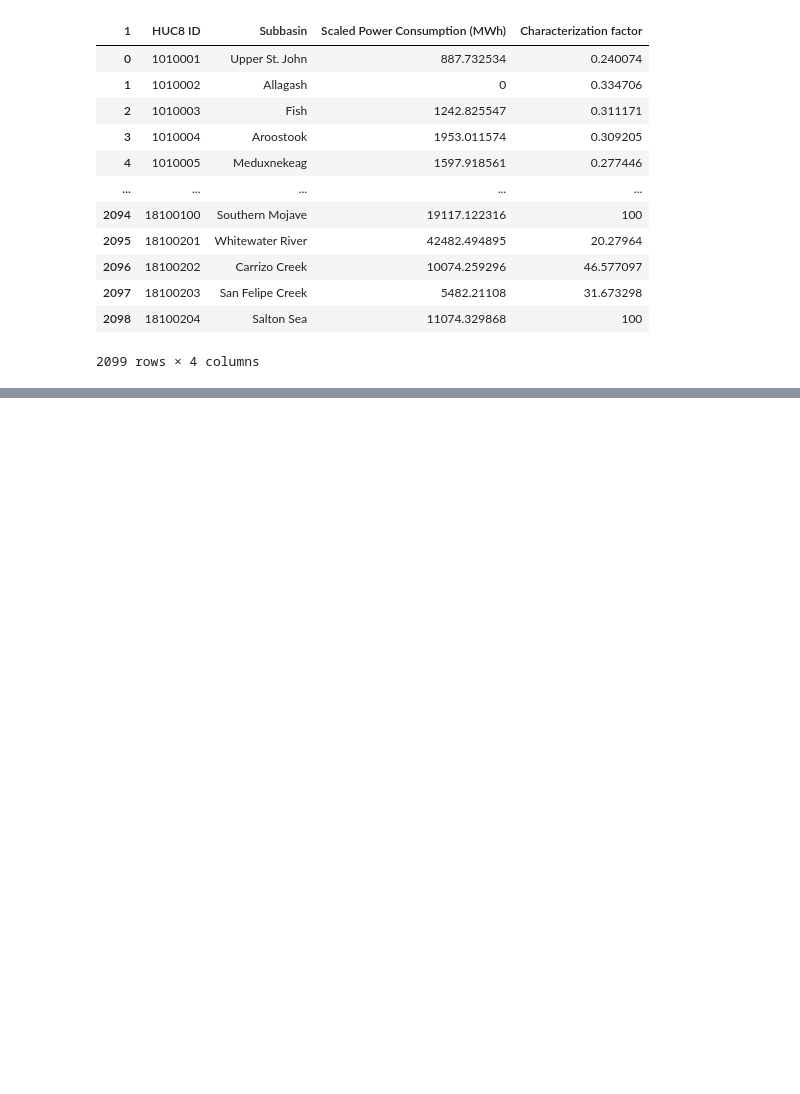
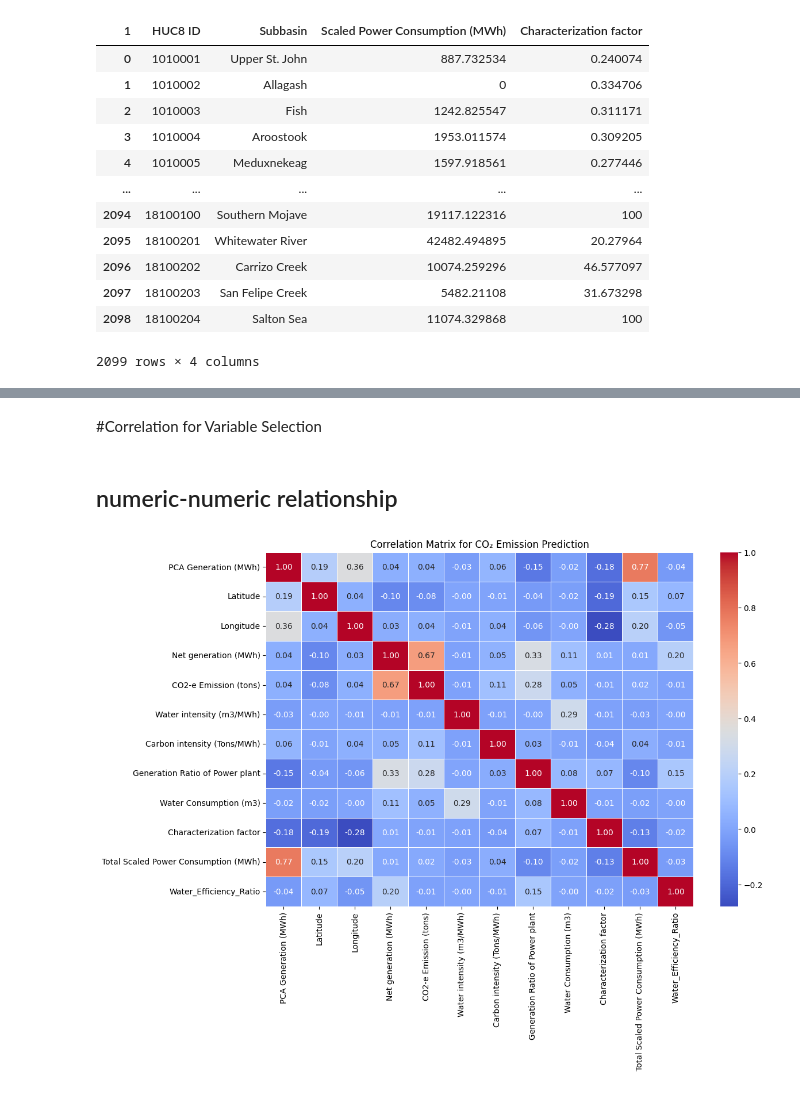
Before and after one commit to ChhaviDixit/ML-Climate, a Jupyter notebook: src/Data_Center_Sustainability_Score.ipynb, the cells around one changed output, grey strips where cells are left out. Cells and saved outputs as stored; diff of their text form; code cells hidden in the pictures; blank space fills up the shorter version.

```diff
--- a/src/Data_Center_Sustainability_Score.ipynb
+++ b/src/Data_Center_Sustainability_Score.ipynb
@@ -167,0 +271,20 @@ print(dfCarbon)
+# %%
+df1_2_4_5 = df1_2_4_5.drop(['Subbasin'], axis=1)
+# %%
+numericCols = ['PCA Generation (MWh)', 'Net generation (MWh)', 'Water intensity (m3/MWh)', 'Water Consumption (m3)',
+             'Latitude', 'Longitude', 'Characterization factor', 'Total Scaled Power Consumption (MWh)', 'CO2-e Emission (tons)',
+       'Carbon intensity (Tons/MWh)', 'Generation Ratio of Power plant','Characterization factor', 'Total Scaled Power Consumption (MWh)', 'Regional_Avg_Emission',
+       'Efficiency_Ratio','Regional_Avg_Water_Intensity', 'Water_Efficiency_Ratio', 'total_gen',
+       'renew_gen', 'renewable_fraction', 'Capacity Utilization',
+       'Infrastructure Complexity', 'Plants per BA', 'Infrastructure score']
+# %%
+# Ensure all numeric columns are numeric
+for numericCol in numericCols:
+  if numericCol in df1_2_4_5.columns:
+    df1_2_4_5[numericCol] = pd.to_numeric(df1_2_4_5[numericCol], errors='coerce')
+
+# Create imputers for numeric and categorical data
+numeric_cols = df1_2_4_5.select_dtypes(include=['float64', 'int64']).columns
+categorical_cols = df1_2_4_5.select_dtypes(include=['object']).columns
+print('Numerical columns: ', numeric_cols)
+print('Categorical columns: ', categorical_cols)
@@ -167,0 +301,8 @@ print(dfCarbon)
+# %%
+# For numeric columns, impute with mean
+numeric_imputer = SimpleImputer(strategy='mean')
+df1_2_4_5[numeric_cols] = numeric_imputer.fit_transform(df1_2_4_5[numeric_cols])
+
+# For categorical columns, impute with most frequent value
+categorical_imputer = SimpleImputer(strategy='most_frequent')
+df1_2_4_5[categorical_cols] = categorical_imputer.fit_transform(df1_2_4_5[categorical_cols])
@@ -167,0 +321,17 @@ print(dfCarbon)
+# %% [markdown]
+#Correlation for Variable Selection
+# %% [markdown]
+## numeric-numeric relationship
+# %%
+# correlation>0.7 => keep only one of the variables
+# correlation with dependent variable < 0.2 => remove variable as noise
+
+corr_matrix = df1_2_4_5[numeric_cols].corr(method='pearson')
+
+# Plot heatmap
+plt.figure(figsize=(12, 8))
+sns.heatmap(corr_matrix, annot=True, fmt=".2f", cmap='coolwarm', linewidths=0.5)
+plt.title("Correlation Matrix for CO₂ Emission Prediction")
+plt.show()
+# %% [output]
+[figure, added]
```
Also changed, not shown: parts of 106 cells of this notebook.
